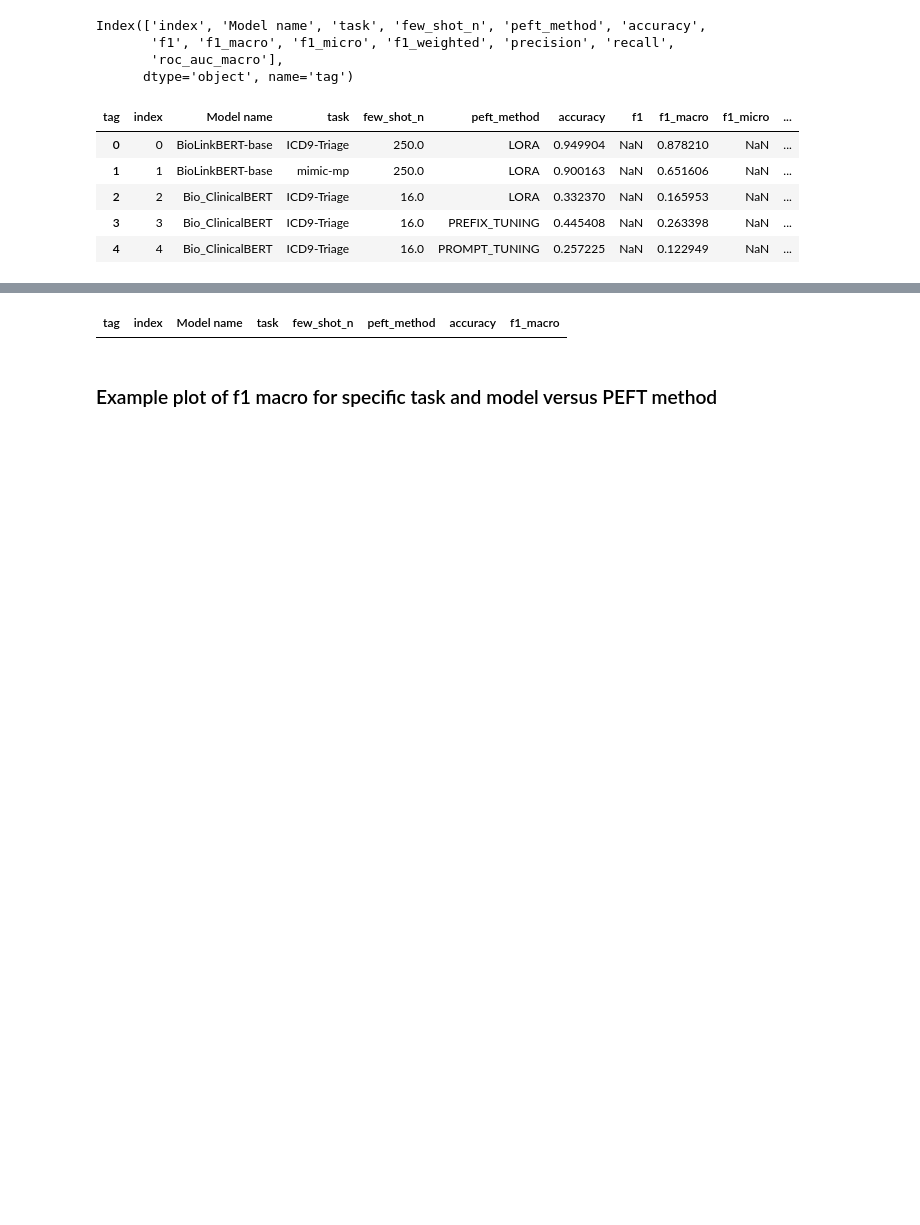
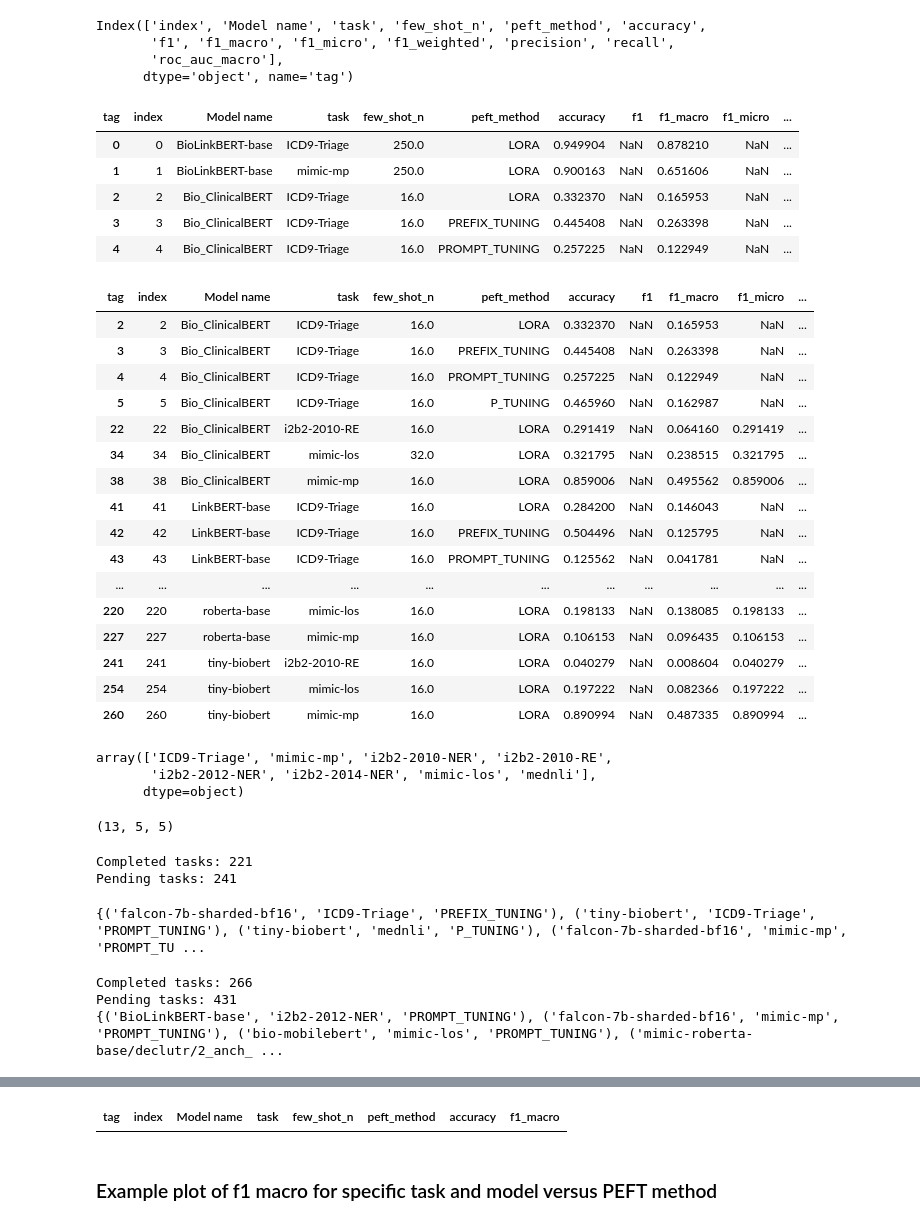
Before and after one commit to nlpie-research/efficient-ml, a Jupyter notebook: notebooks/load_tb_files.ipynb, the cells around one changed output, grey strips where cells are left out. Cells and saved outputs as stored; diff of their text form; code cells hidden in the pictures; blank space fills up the shorter version.

```diff
--- a/notebooks/load_tb_files.ipynb
+++ b/notebooks/load_tb_files.ipynb
@@ -278,7 +288,7 @@ def extract_metric(logs_df,
         mode: The dataset you want metrics for e.g. train/valid/test
         metrics: The metric you want to look at e.g. f1, precision etc.
 
-        tasks: list of specific tasks to extract - None by default means all tasks...
+        tasks: list of specific tasks to extract - None by default means all tasks
         analysis: baseline is just the main experiments before any hyperparam search or sensitivty analysis. sensitivity for that analysis and optimized for the optimised experiment
 
     Returns:
@@ -331,7 +329,7 @@ def produce_results_table(logs_df,
                             metric = "f1_macro", # do not use all here
                             mode = "eval",
                             groupby_list = ["Model name", "few_shot_n"],
-
+                            task_type = "SEQ_CLS", # | TOKEN_CLS
                             value_aggregate_method = "mean",
                             log_collection = "all", # | span
                             plm = "Frozen" # | Finetuned
@@ -342,9 +340,17 @@ def produce_results_table(logs_df,
         '''
         # extract the metrics based on params
 
+
+
+
+
         tb_metrics = extract_metric( logs_df,  metrics = metric,
                                             mode = mode)
 
+        # drop rows that are != task_type and if task_type is not specified then keep all
+        if task_type is not None:
+
+            tb_metrics = tb_metrics[tb_metrics['task_type'] == task_type]
 
         # remove eval from the tag column
         tb_metrics['tag'] = tb_metrics['tag'].str.replace(f"{mode}/",'')
@@ -372,6 +378,6 @@ cls_results_df = produce_results_table(logs_df,
                                                   "auc"],
                                         mode = "eval",
                                         groupby_list = ["Model name", "task","few_shot_n", "peft_method"],
-
+                                        task_type = "SEQ_CLS",
                                         value_aggregate_method = "max",
                                         )
@@ -403,3 +402,29 @@ cls_results_df.head()
 | 2 | 2 | Bio_ClinicalBERT | ICD9-Triage | 16.0 | LORA | 0.332370 | NaN | 0.165953 | NaN | ... |
 | 3 | 3 | Bio_ClinicalBERT | ICD9-Triage | 16.0 | PREFIX_TUNING | 0.445408 | NaN | 0.263398 | NaN | ... |
 | 4 | 4 | Bio_ClinicalBERT | ICD9-Triage | 16.0 | PROMPT_TUNING | 0.257225 | NaN | 0.122949 | NaN | ... |
+# %%
+cls_results_df.query("few_shot_n < 250").drop_duplicates(subset=[ "Model name", "task","peft_method"])
+# %% [output]
+| tag | index | Model name | task | few_shot_n | peft_method | accuracy | f1 | f1_macro | f1_micro | ... |
+| 2 | 2 | Bio_ClinicalBERT | ICD9-Triage | 16.0 | LORA | 0.332370 | NaN | 0.165953 | NaN | ... |
+| 3 | 3 | Bio_ClinicalBERT | ICD9-Triage | 16.0 | PREFIX_TUNING | 0.445408 | NaN | 0.263398 | NaN | ... |
+| 4 | 4 | Bio_ClinicalBERT | ICD9-Triage | 16.0 | PROMPT_TUNING | 0.257225 | NaN | 0.122949 | NaN | ... |
+| 5 | 5 | Bio_ClinicalBERT | ICD9-Triage | 16.0 | P_TUNING | 0.465960 | NaN | 0.162987 | NaN | ... |
+| 22 | 22 | Bio_ClinicalBERT | i2b2-2010-RE | 16.0 | LORA | 0.291419 | NaN | 0.064160 | 0.291419 | ... |
+| 34 | 34 | Bio_ClinicalBERT | mimic-los | 32.0 | LORA | 0.321795 | NaN | 0.238515 | 0.321795 | ... |
+| 38 | 38 | Bio_ClinicalBERT | mimic-mp | 16.0 | LORA | 0.859006 | NaN | 0.495562 | 0.859006 | ... |
+| 41 | 41 | LinkBERT-base | ICD9-Triage | 16.0 | LORA | 0.284200 | NaN | 0.146043 | NaN | ... |
+| 42 | 42 | LinkBERT-base | ICD9-Triage | 16.0 | PREFIX_TUNING | 0.504496 | NaN | 0.125795 | NaN | ... |
+| 43 | 43 | LinkBERT-base | ICD9-Triage | 16.0 | PROMPT_TUNING | 0.125562 | NaN | 0.041781 | NaN | ... |
+| ... | ... | ... | ... | ... | ... | ... | ... | ... | ... | ... |
+| 220 | 220 | roberta-base | mimic-los | 16.0 | LORA | 0.198133 | NaN | 0.138085 | 0.198133 | ... |
+| 227 | 227 | roberta-base | mimic-mp | 16.0 | LORA | 0.106153 | NaN | 0.096435 | 0.106153 | ... |
+| 241 | 241 | tiny-biobert | i2b2-2010-RE | 16.0 | LORA | 0.040279 | NaN | 0.008604 | 0.040279 | ... |
+| 254 | 254 | tiny-biobert | mimic-los | 16.0 | LORA | 0.197222 | NaN | 0.082366 | 0.197222 | ... |
+| 260 | 260 | tiny-biobert | mimic-mp | 16.0 | LORA | 0.890994 | NaN | 0.487335 | 0.890994 | ... |
+# %%
+cls_results_df.task.unique()
+# %% [output]
+array(['ICD9-Triage', 'mimic-mp', 'i2b2-2010-NER', 'i2b2-2010-RE',
+       'i2b2-2012-NER', 'i2b2-2014-NER', 'mimic-los', 'mednli'],
+      dtype=object)
@@ -405,0 +437,4 @@ cls_results_df.head()
+# %%
+len(models), len(tasks), len(pefts)
+# %% [output]
+(13, 5, 5)
@@ -405,0 +473,9 @@ cls_results_df.head()
+# %%
+pending_tasks = get_remaining_experiments(cls_results_df)
+# %% [output]
+Completed tasks: 221
+Pending tasks: 241
+# %%
+print(pending_tasks)
+# %% [output]
+{('falcon-7b-sharded-bf16', 'ICD9-Triage', 'PREFIX_TUNING'), ('tiny-biobert', 'ICD9-Triage', 'PROMPT_TUNING'), ('tiny-biobert', 'mednli', 'P_TUNING'), ('falcon-7b-sharded-bf16', 'mimic-mp', 'PROMPT_TU ...
@@ -405,0 +485,10 @@ cls_results_df.head()
+# %%
+new_df = cls_results_df.set_index([ "Model name", "task","peft_method"])
+print(f'Completed tasks: {len(new_df.index.to_list())}')
+pending_tasks = set(combos).difference(set(new_df.index.to_list()))
+print(f'Pending tasks: {len(pending_tasks)}')
+print(pending_tasks)
+# %% [output]
+Completed tasks: 266
+Pending tasks: 431
+{('BioLinkBERT-base', 'i2b2-2012-NER', 'PROMPT_TUNING'), ('falcon-7b-sharded-bf16', 'mimic-mp', 'PROMPT_TUNING'), ('bio-mobilebert', 'mimic-los', 'PROMPT_TUNING'), ('mimic-roberta-base/declutr/2_anch_ ...
```
Also changed, not shown: parts of 43 cells of this notebook, 2 other files.
